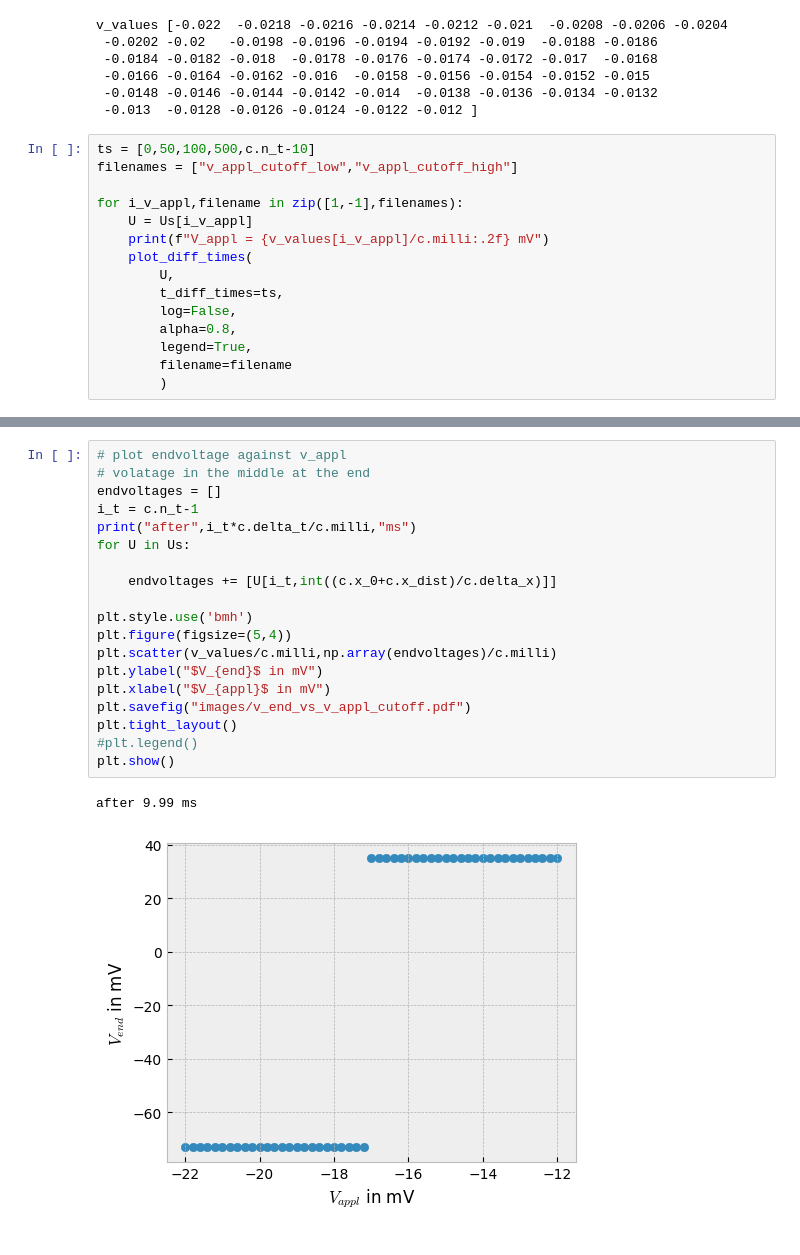
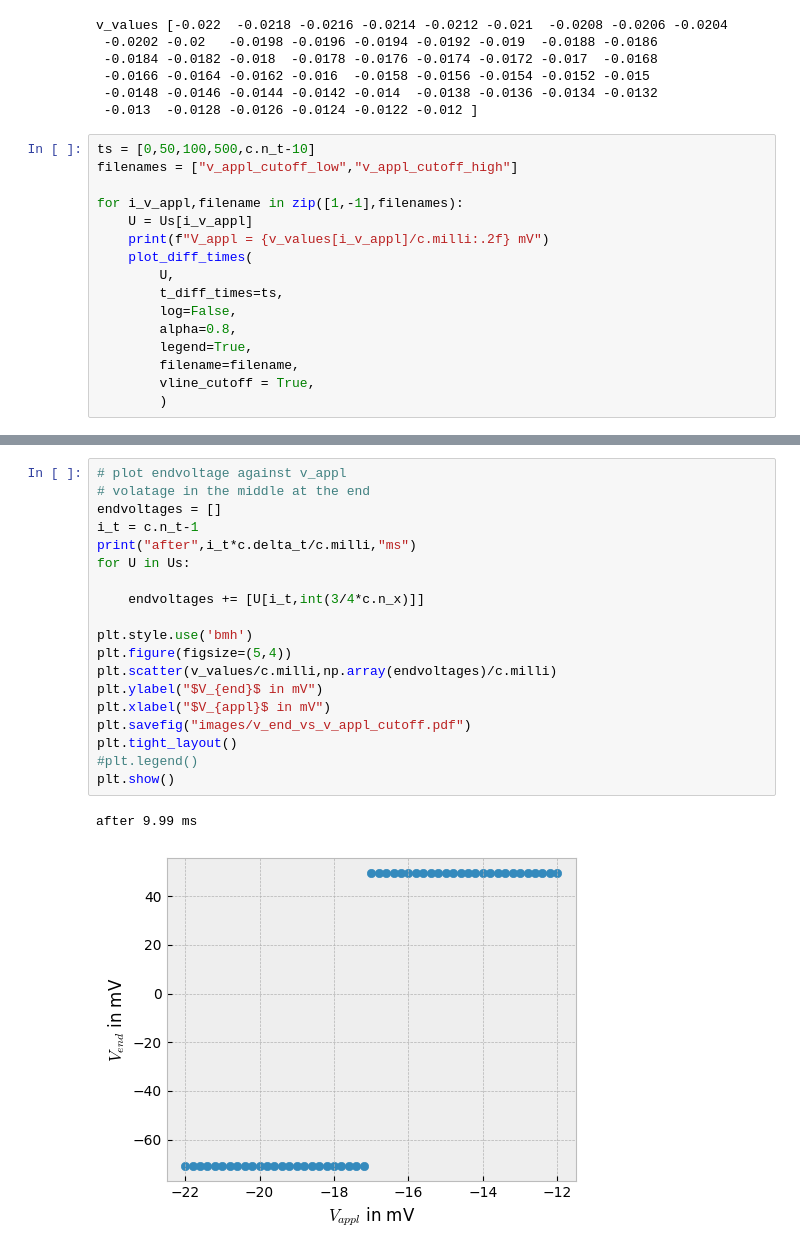
Before and after one commit to leonardlux/comp_phy_exam, a Jupyter notebook: problem_3/question_3_7/task_d.ipynb, the cells around one changed output, grey strips where cells are left out. Saved outputs shown, nothing was run; the diff lists cells and outputs as text.

```diff
--- a/problem_3/question_3_7/task_d.ipynb
+++ b/problem_3/question_3_7/task_d.ipynb
@@ -44,7 +44,8 @@ for i_v_appl,filename in zip([1,-1],filenames):
         log=False,
         alpha=0.8,
         legend=True,
-        filename=filename
+        filename=filename,
+        vline_cutoff = True,
         )
 # %% [output]
 V_appl = -21.80 mV
@@ -54,22 +70,22 @@ V_appl = -12.00 mV
 # %%
 # plot endvoltage against v_appl
 # volatage in the middle at the end
 endvoltages = []
 i_t = c.n_t-1
 print("after",i_t*c.delta_t/c.milli,"ms")
 for U in Us:
 
-    endvoltages += [U[i_t,int((c.x_0+c.x_dist)/c.delta_x)]]
+    endvoltages += [U[i_t,int(3/4*c.n_x)]]
 
 plt.style.use('bmh')
 plt.figure(figsize=(5,4))
 plt.scatter(v_values/c.milli,np.array(endvoltages)/c.milli)
 plt.ylabel("$V_{end}$ in mV")
 plt.xlabel("$V_{appl}$ in mV")
 plt.savefig("images/v_end_vs_v_appl_cutoff.pdf")
 plt.tight_layout()
 #plt.legend()
 plt.show()
 # %% [output]
 after 9.99 ms
-[figure, old version]
+[figure, new version]
```
Also changed, not shown: parts of 3 cells of this notebook, 6 other files.
